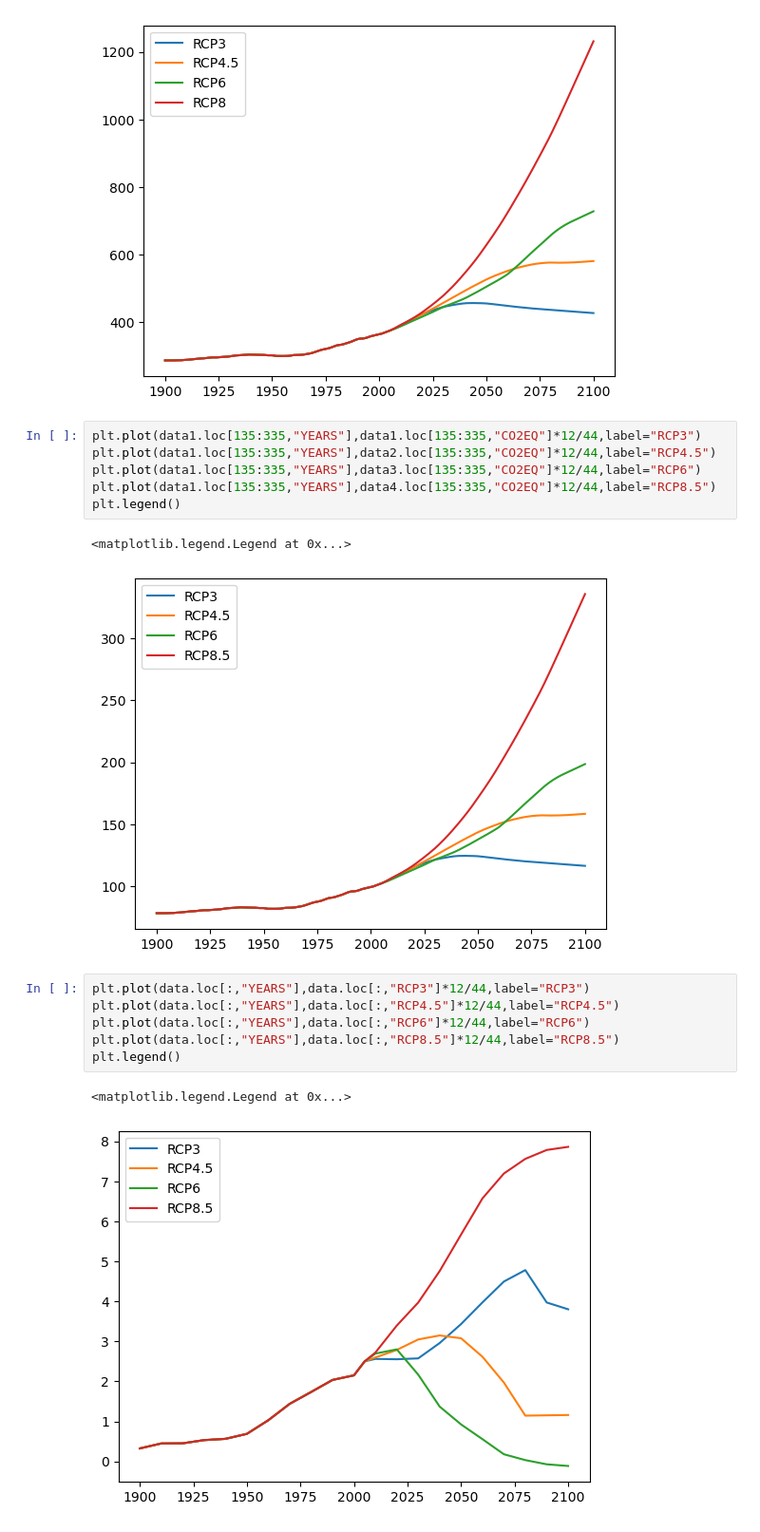
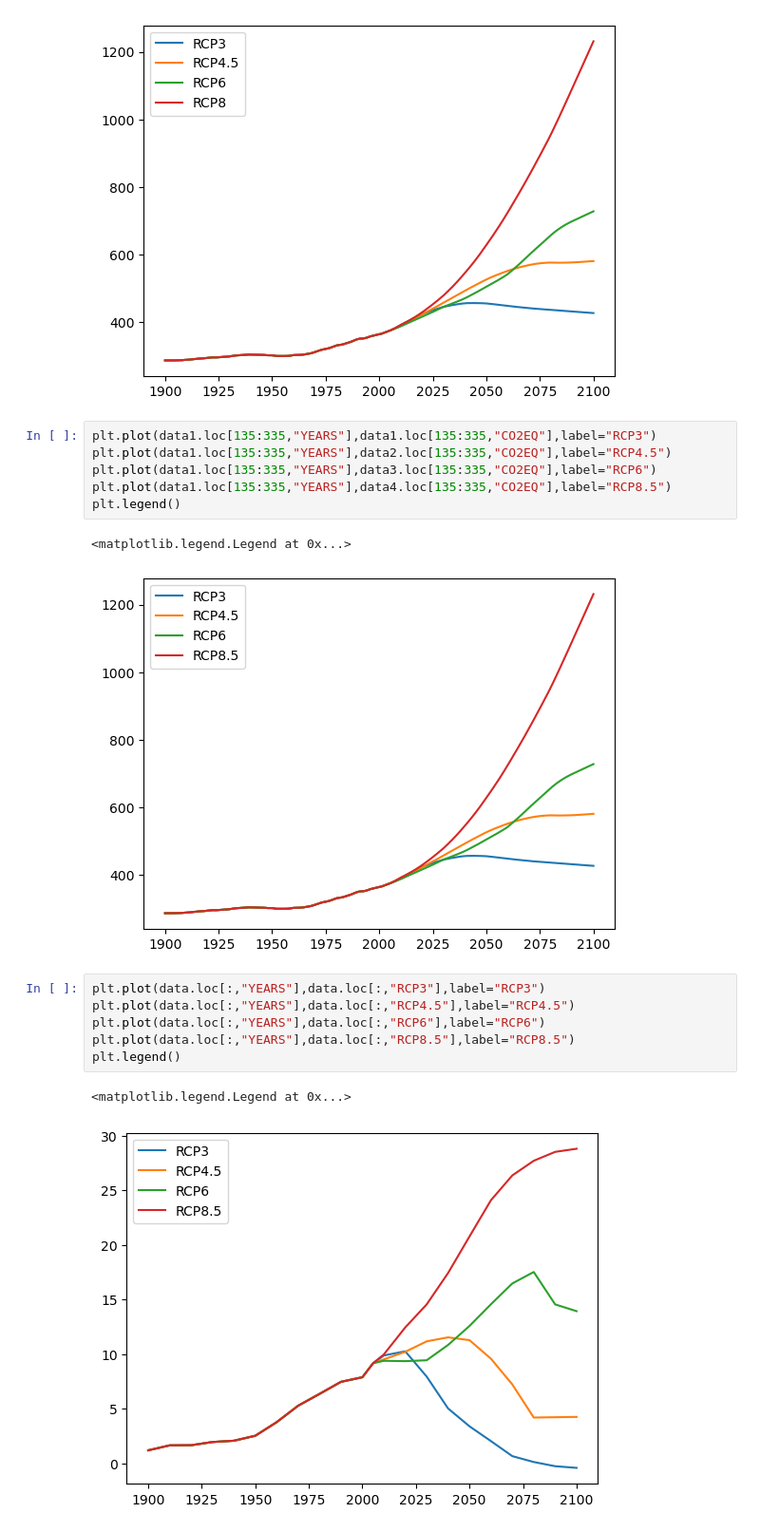
Before and after one commit to binchengecon/TwoCapital_New, a Jupyter notebook: test.ipynb, the cells around one changed output. Shown at 95% size. Saved outputs shown, nothing was run; the diff lists cells and outputs as text.

```diff
--- a/test.ipynb
+++ b/test.ipynb
@@ -27,20 +28,20 @@ plt.legend()
 <matplotlib.legend.Legend at 0x...>
 [figure]
 # %%
-plt.plot(data1.loc[135:335,"YEARS"],data1.loc[135:335,"CO2EQ"]*12/44,label="RCP3")
-plt.plot(data1.loc[135:335,"YEARS"],data2.loc[135:335,"CO2EQ"]*12/44,label="RCP4.5")
-plt.plot(data1.loc[135:335,"YEARS"],data3.loc[135:335,"CO2EQ"]*12/44,label="RCP6")
-plt.plot(data1.loc[135:335,"YEARS"],data4.loc[135:335,"CO2EQ"]*12/44,label="RCP8.5")
+plt.plot(data1.loc[135:335,"YEARS"],data1.loc[135:335,"CO2EQ"],label="RCP3")
+plt.plot(data1.loc[135:335,"YEARS"],data2.loc[135:335,"CO2EQ"],label="RCP4.5")
+plt.plot(data1.loc[135:335,"YEARS"],data3.loc[135:335,"CO2EQ"],label="RCP6")
+plt.plot(data1.loc[135:335,"YEARS"],data4.loc[135:335,"CO2EQ"],label="RCP8.5")
 plt.legend()
 # %% [output]
 <matplotlib.legend.Legend at 0x...>
-[figure, old version]
+[figure, new version]
 # %%
-plt.plot(data.loc[:,"YEARS"],data.loc[:,"RCP3"]*12/44,label="RCP3")
-plt.plot(data.loc[:,"YEARS"],data.loc[:,"RCP4.5"]*12/44,label="RCP4.5")
-plt.plot(data.loc[:,"YEARS"],data.loc[:,"RCP6"]*12/44,label="RCP6")
-plt.plot(data.loc[:,"YEARS"],data.loc[:,"RCP8.5"]*12/44,label="RCP8.5")
+plt.plot(data.loc[:,"YEARS"],data.loc[:,"RCP3"],label="RCP3")
+plt.plot(data.loc[:,"YEARS"],data.loc[:,"RCP4.5"],label="RCP4.5")
+plt.plot(data.loc[:,"YEARS"],data.loc[:,"RCP6"],label="RCP6")
+plt.plot(data.loc[:,"YEARS"],data.loc[:,"RCP8.5"],label="RCP8.5")
 plt.legend()
 # %% [output]
 <matplotlib.legend.Legend at 0x...>
-[figure, old version]
+[figure, new version]
```
Also changed, not shown: parts of 5 cells of this notebook, 14 other files.
